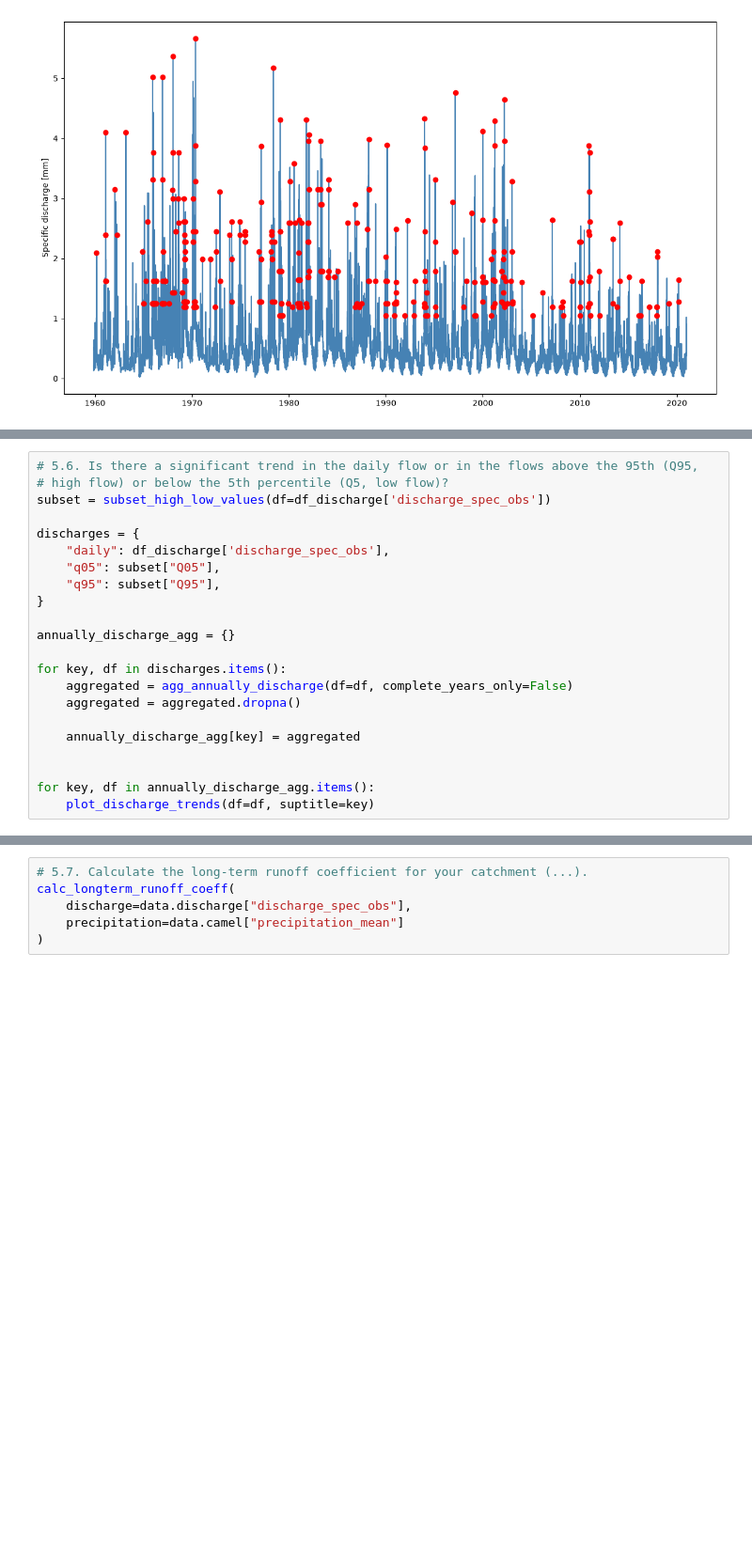
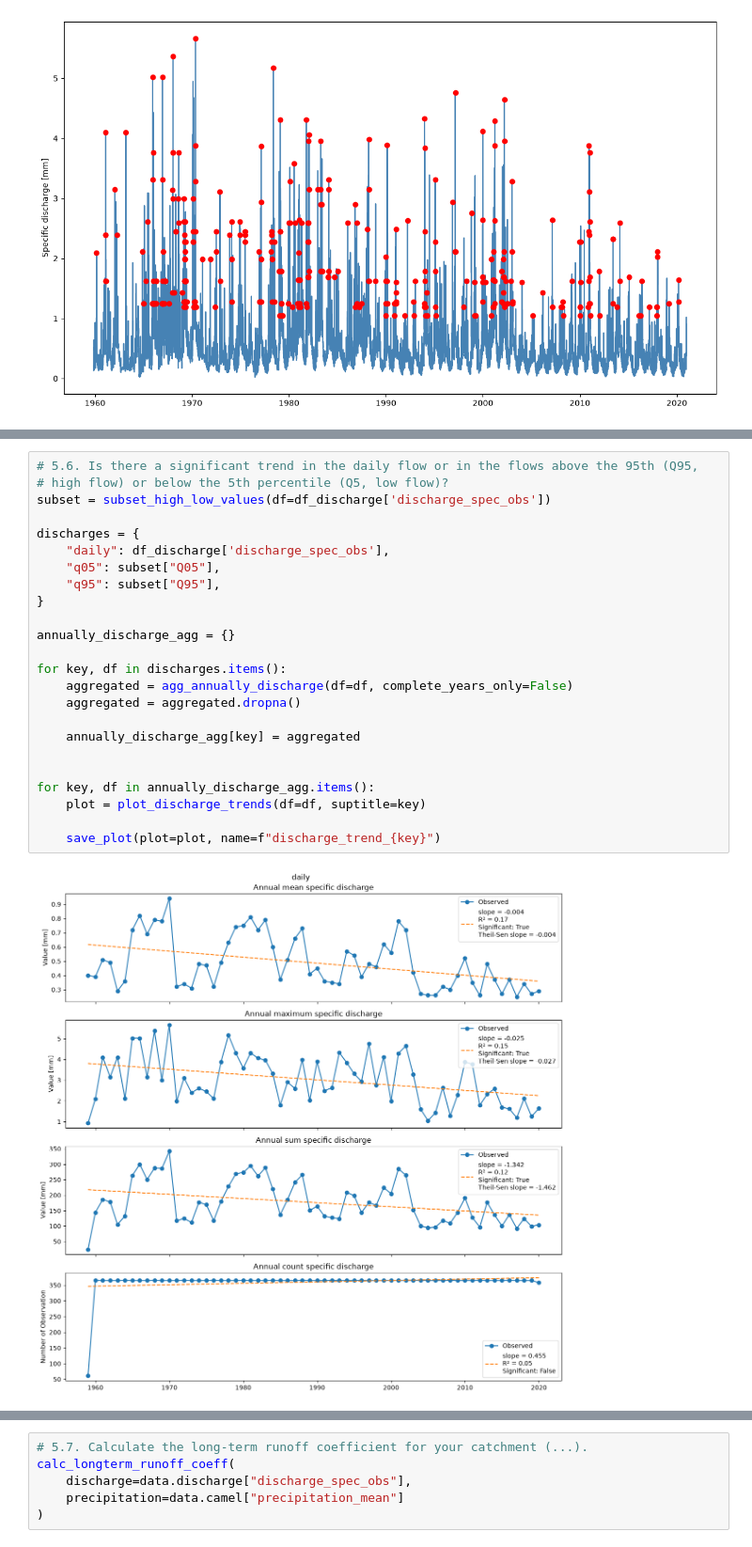
Before and after one commit to danielsehr/ACP4-Seminar, a Jupyter notebook: src/ACP4/main.ipynb, the cells around one changed output, grey strips where cells are left out. Shown at 94% size. Drawn from its saved outputs; the diff is of its cells as text; blank space fills up the shorter version.

```diff
--- a/src/ACP4/main.ipynb
+++ b/src/ACP4/main.ipynb
@@ -582,22 +584,26 @@ save_plot(plot=plot, name="rating_curve")
 # %%
 # 5.6. Is there a significant trend in the daily flow or in the flows above the 95th (Q95,
 # high flow) or below the 5th percentile (Q5, low flow)?
 subset = subset_high_low_values(df=df_discharge['discharge_spec_obs'])
 
 discharges = {
     "daily": df_discharge['discharge_spec_obs'],
     "q05": subset["Q05"],
     "q95": subset["Q95"],
 }
 
 annually_discharge_agg = {}
 
 for key, df in discharges.items():
     aggregated = agg_annually_discharge(df=df, complete_years_only=False)
     aggregated = aggregated.dropna()
 
     annually_discharge_agg[key] = aggregated
 
 
 for key, df in annually_discharge_agg.items():
-    plot_discharge_trends(df=df, suptitle=key)
+    plot = plot_discharge_trends(df=df, suptitle=key)
+
+    save_plot(plot=plot, name=f"discharge_trend_{key}")
+# %% [output]
+[figure, added]
```
Also changed, not shown: parts of 10 cells of this notebook, 1 other file.
